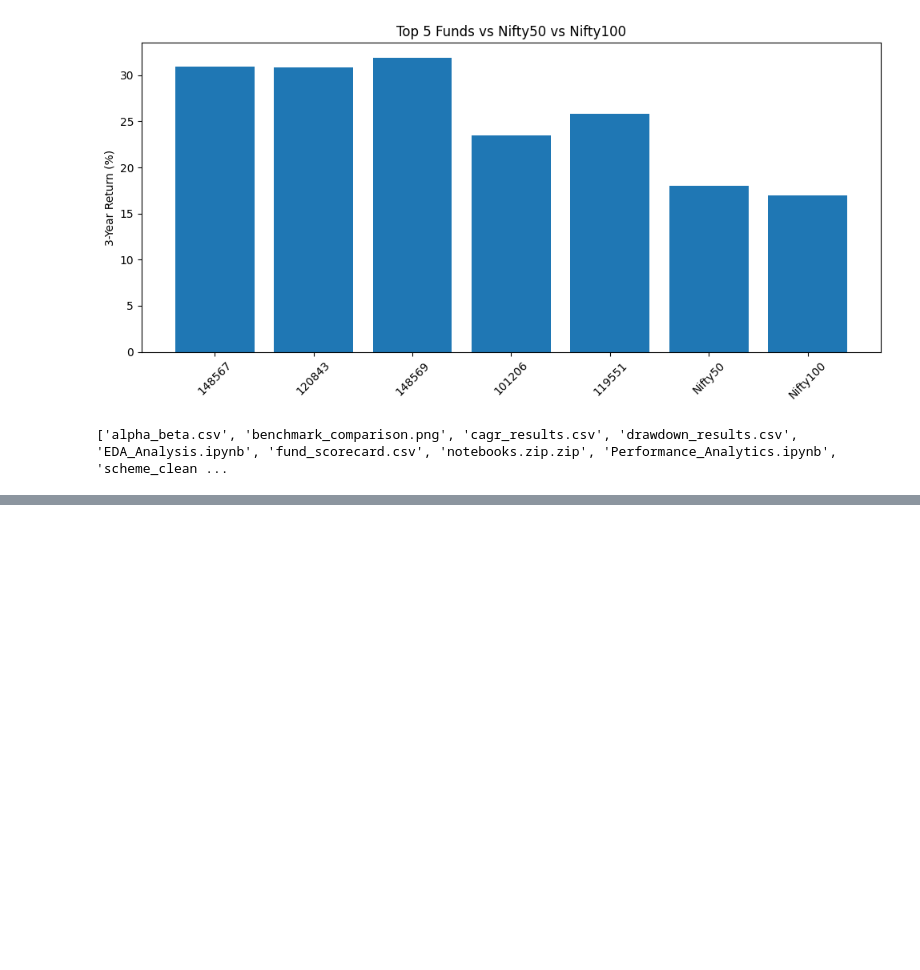
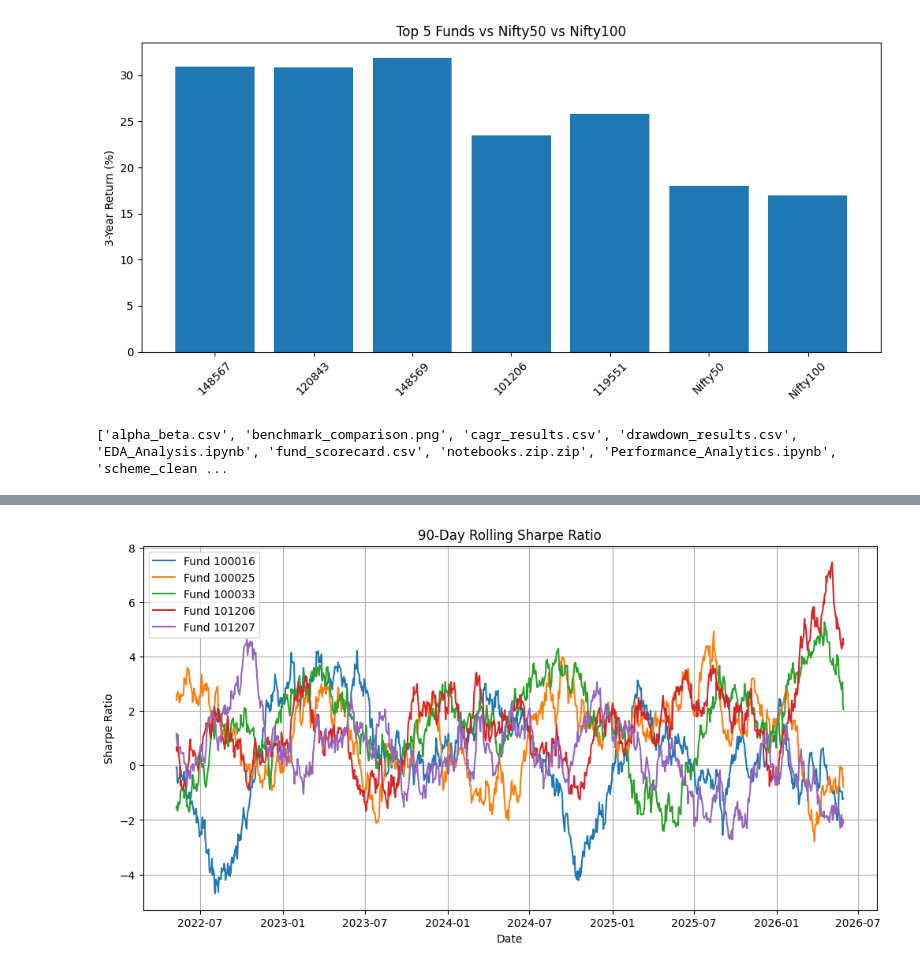
Before and after one commit to suresrihari2005-netizen/mutualfundanalytics, a Jupyter notebook: notebooks/EDA_Analysis.ipynb, the cells around one changed output, grey strips where cells are left out. Drawn from its saved outputs; the diff is of its cells as text; code cells hidden in the pictures; blank space fills up the shorter version.

Commit message:
Completed Mutual Fund Analytics Project

```diff
--- a/notebooks/EDA_Analysis.ipynb
+++ b/notebooks/EDA_Analysis.ipynb
@@ -689,0 +768,4 @@ print(os.listdir())
+# %%
+nav['date'] = pd.to_datetime(nav['date'])
+
+nav.info()
@@ -689,0 +783,11 @@ print(os.listdir())
+# %%
+nav = nav.sort_values(
+    ['amfi_code', 'date']
+)
+
+nav['daily_return'] = (
+    nav.groupby('amfi_code')['nav']
+       .pct_change()
+)
+
+nav[['amfi_code','date','nav','daily_return']].head(10)
@@ -689,0 +886,35 @@ print(os.listdir())
+# %%
+import matplotlib.pyplot as plt
+import numpy as np
+
+sample_funds = nav['amfi_code'].unique()[:5]
+
+plt.figure(figsize=(12,6))
+
+for fund in sample_funds:
+
+    temp = nav[
+        nav['amfi_code'] == fund
+    ].copy()
+
+    temp['rolling_sharpe'] = (
+        temp['daily_return'].rolling(90).mean()
+        /
+        temp['daily_return'].rolling(90).std()
+    ) * np.sqrt(252)
+
+    plt.plot(
+        temp['date'],
+        temp['rolling_sharpe'],
+        label=f"Fund {fund}"
+    )
+
+plt.title("90-Day Rolling Sharpe Ratio")
+plt.xlabel("Date")
+plt.ylabel("Sharpe Ratio")
+plt.legend()
+plt.grid(True)
+
+plt.show()
+# %% [output]
+[figure, added]
```
Also changed, not shown: parts of 16 cells of this notebook, 2 other files.
